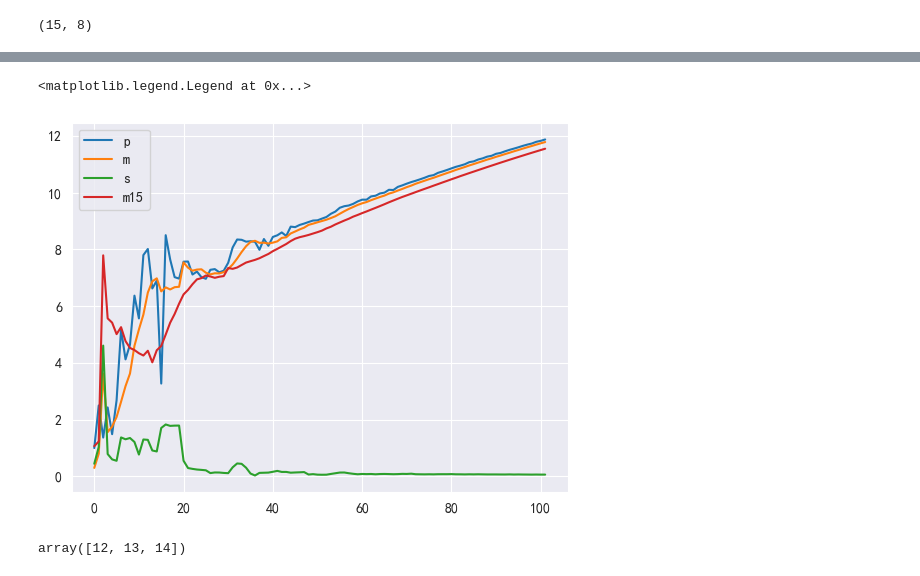
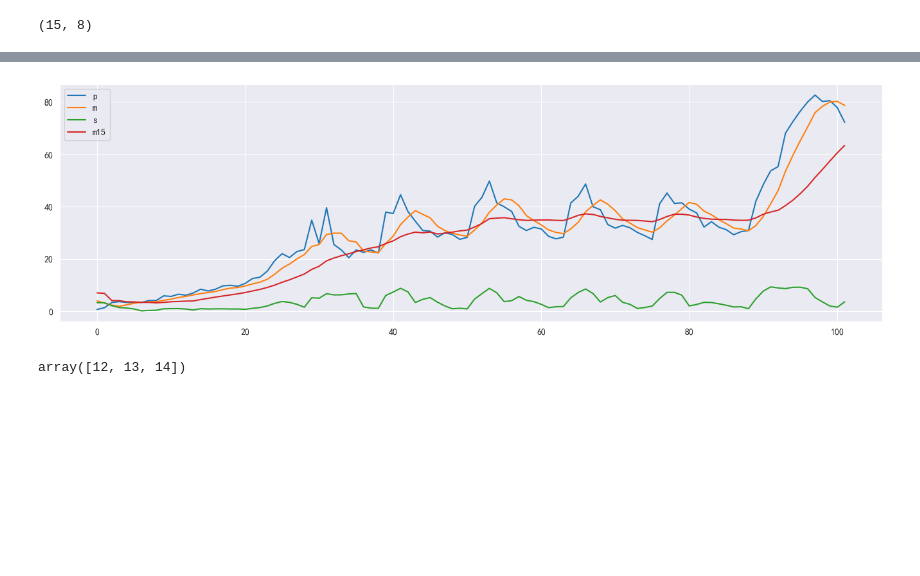
Before and after one commit to XDzzzzzZyq/MathorCup-2023-B, a Jupyter notebook: Ques1_LR&RF.ipynb, the cells around one changed output, grey strips where cells are left out. Cells and saved outputs as stored; diff of their text form; code cells hidden in the pictures; blank space fills up the shorter version.

```diff
--- a/Ques1_LR&RF.ipynb
+++ b/Ques1_LR&RF.ipynb
@@ -244,9 +247,9 @@ def LongTerm(model, step, data_x):
 
     return root.T
 # %%
-step = 100
+step = 50
 
-result = LongTerm(model, step, test_x)
+result = LongTerm(model, step, test_x[WINDOW:])
 # %% [output]
 (15, 8)
 # %%
@@ -259,12 +264,14 @@ plt.legend()
 # %%
 plt.plot(result[0][WINDOW-2:], label = "p")
 plt.plot(result[1][WINDOW-2:], label = "m")
 plt.plot(result[2][WINDOW-2:], label = "s")
 plt.plot(result[3][WINDOW-2:], label = "m15")
 plt.legend()
+
+plt.subplots_adjust(left=0, right=2)
+plt.show()
 # %% [output]
-<matplotlib.legend.Legend at 0x...>
-[figure, old version]
+[figure, new version]
 # %%
 a = np.arange(15)
 a[-3:]
```
Also changed, not shown: parts of 8 cells of this notebook.
